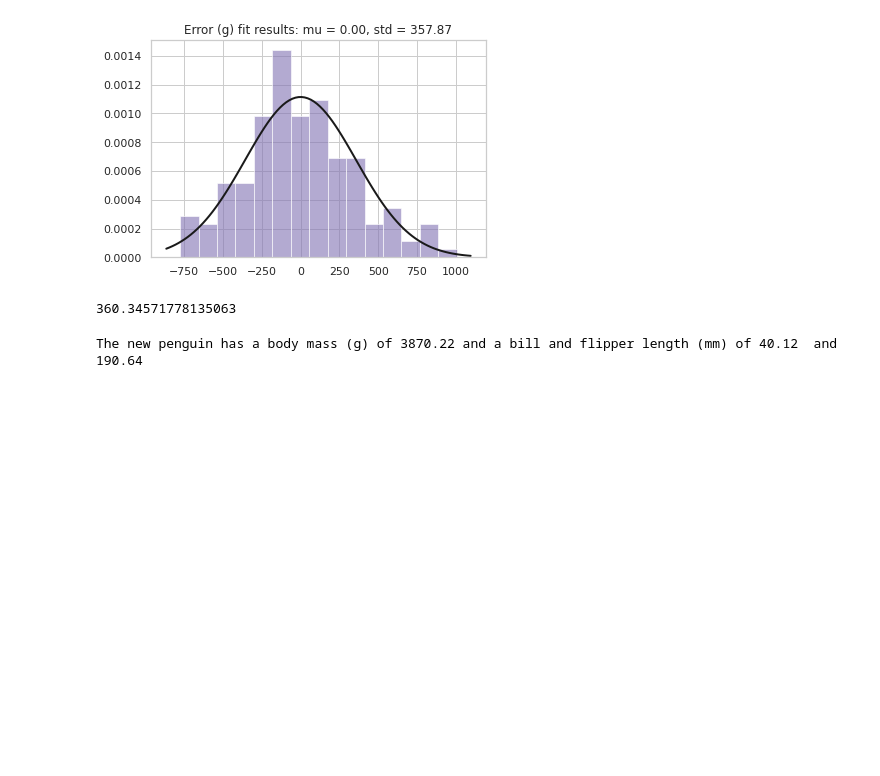
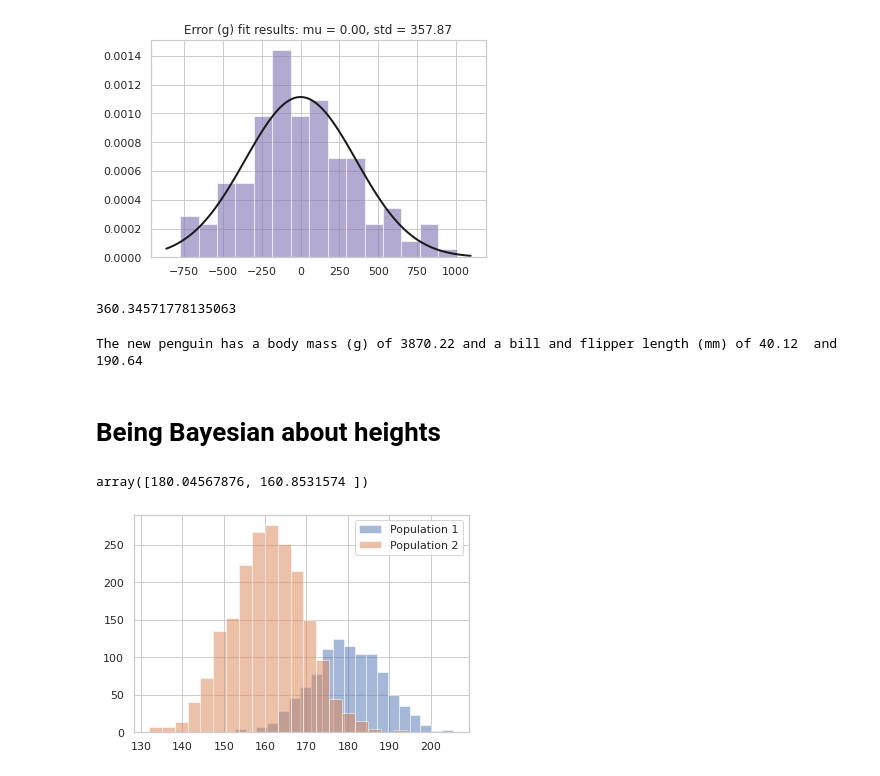
Before and after one commit to jlgrons/JSC270_Lecture6, a Jupyter notebook: JSC270_Lecture6.ipynb, the cells around one changed output. Cells and saved outputs as stored; diff of their text form; code cells hidden in the pictures; blank space fills up the shorter version.

```diff
--- a/JSC270_Lecture6.ipynb
+++ b/JSC270_Lecture6.ipynb
@@ -173,0 +171,27 @@ The new penguin has a body mass (g) of 3870.22 and a bill and flipper length (mm
+# %% [markdown]
+# Being Bayesian about heights
+# %%
+# Set-up the simulation
+region_size = [1000, 2000]
+n_regions = len(region_size)
+mu_g = 165
+sd_g = 8.9
+# %%
+# Sample from prior
+np.random.seed(7)
+mu_l = np.random.normal(mu_g, sd_g, n_regions)
+mu_l
+# %% [output]
+array([180.04567876, 160.8531574 ])
+# %%
+# Sample heights in the two regions
+pop_1 = np.random.normal(mu_l[0], sd_g, region_size[0])
+pop_2 = np.random.normal(mu_l[1], sd_g, region_size[1])
+# %%
+from matplotlib import pyplot
+pyplot.hist(pop_1, alpha=0.5, bins = 20, label='Population 1')
+pyplot.hist(pop_2, alpha=0.5, bins = 20, label='Population 2')
+pyplot.legend(loc='upper right')
+pyplot.show()
+# %% [output]
+[figure, added]
```
Also changed, not shown: parts of 3 cells of this notebook.
